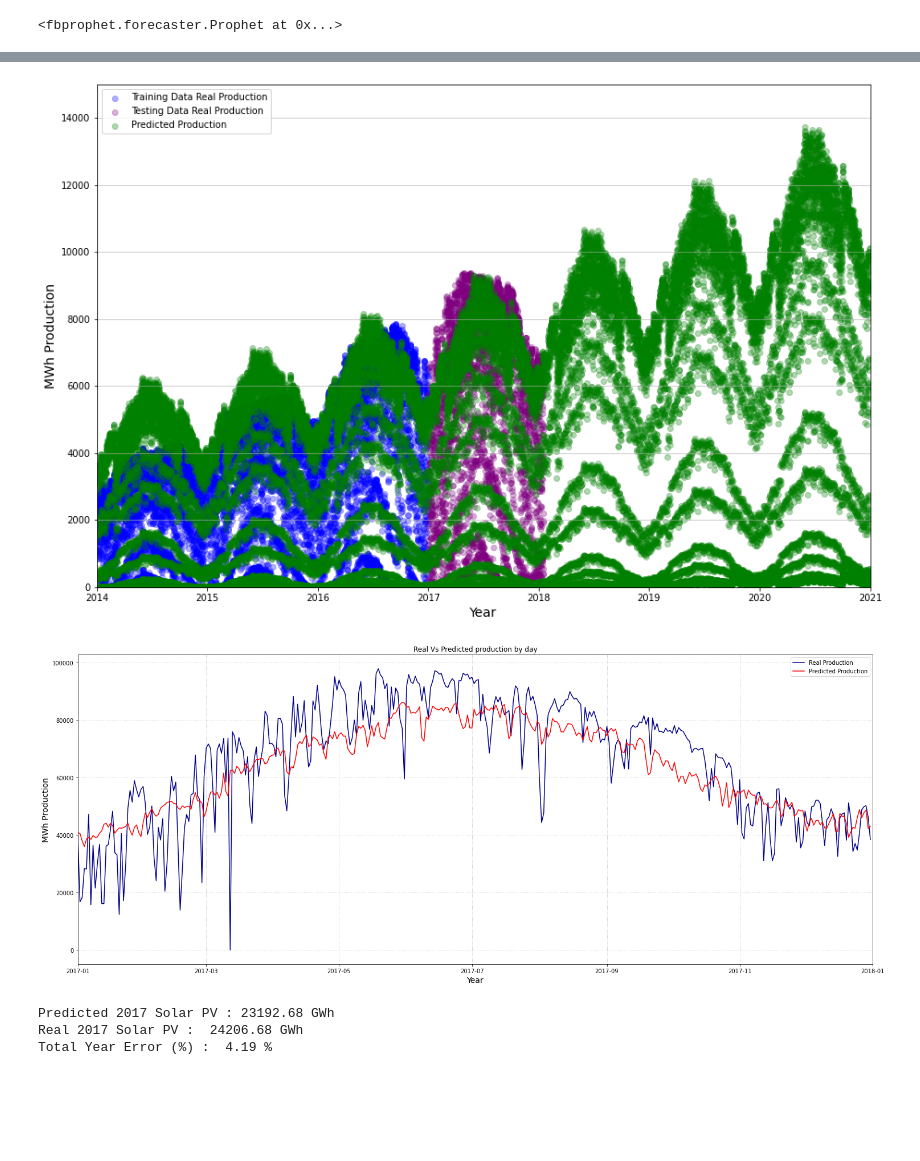
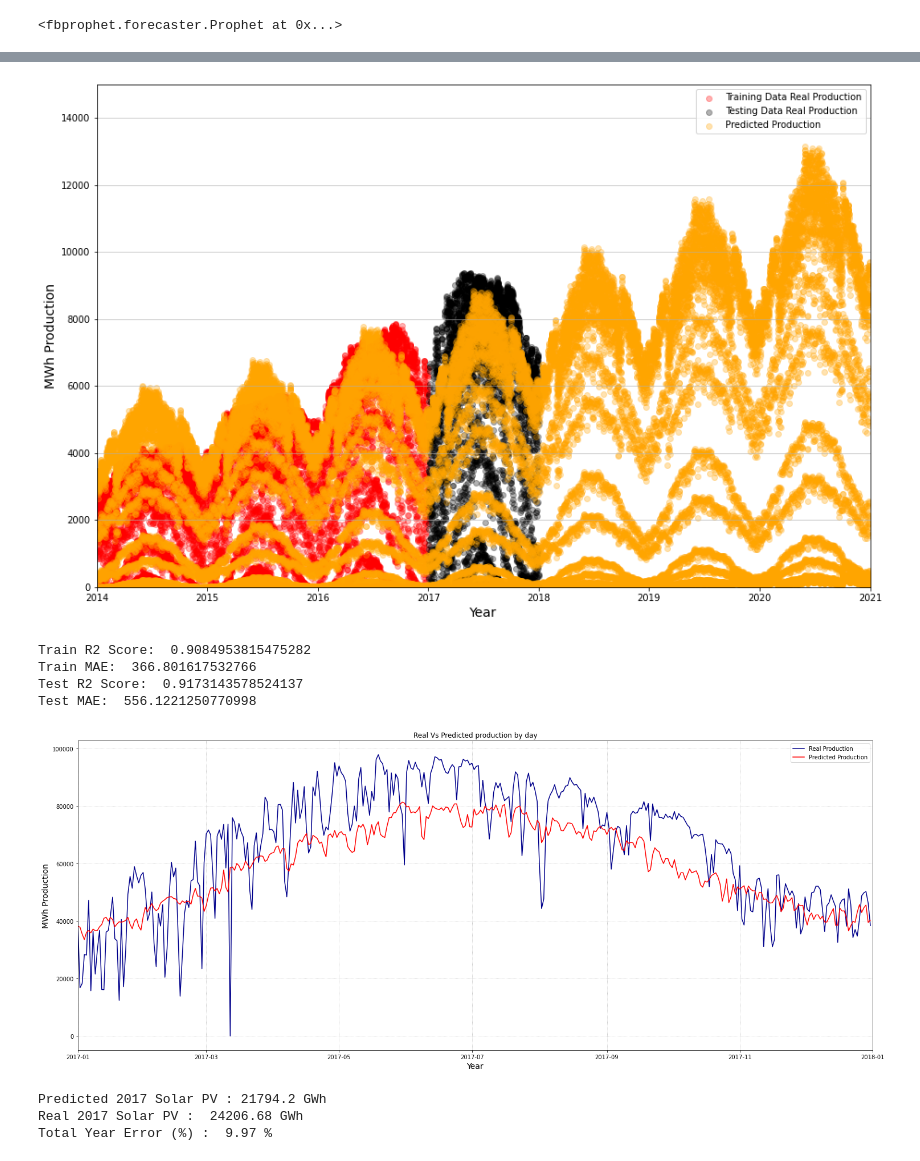
Before and after one commit to ThiagoSViana/Renewable_Energy_forecast, a Jupyter notebook: Prophet_PV.ipynb, the cells around one changed output, grey strips where cells are left out. Drawn from its saved outputs; the diff is of its cells as text; code cells hidden in the pictures; blank space fills up the shorter version.

```diff
--- a/Prophet_PV.ipynb
+++ b/Prophet_PV.ipynb
@@ -232,33 +232,29 @@ model.plot_components(forecast)
 # %%
-train.y = train.y**3
-test.y = test.y**3
-forecast.yhat = forecast.yhat**3
+train.y = train.y#**3
+test.y = test.y#**3
+forecast.yhat = forecast.yhat#**3
 
 plt.figure(figsize=(15,10))
 
-plt.scatter(train['ds'],train['y'], color='b',alpha=.3,label='Training Data Real Production')
-plt.scatter(test['ds'],test['y'],color='purple',alpha=.3,label='Testing Data Real Production')
-plt.scatter(forecast['ds'],forecast['yhat'],color='green',alpha=.3,label='Predicted Production')
+plt.scatter(train['ds'],train['y'], color='red',alpha=.3,label='Training Data Real Production')
+plt.scatter(test['ds'],test['y'],color='black',alpha=.3,label='Testing Data Real Production')
+plt.scatter(forecast['ds'],forecast['yhat'],color='orange',alpha=.3,label='Predicted Production')
 
 plt.xlim(pd.to_datetime('2014-01-01'),pd.to_datetime('2021-01-01'))
 plt.ylabel('MWh Production', fontsize=14)
 plt.xlabel('Year', fontsize=14)
 plt.legend()
 plt.grid(axis='y',alpha=.7)
 plt.ylim(bottom=0,top =15000)
 
 plt.show()
 # %% [output]
-[figure, old version]
+[figure, new version]
 # %%
 from sklearn.metrics import r2_score, mean_absolute_error
 
 forecastTrain = forecast.loc[forecast.ds.dt.year < 2017,:]
 forecastTest = forecast.loc[forecast.ds.dt.year == 2017,:]
-
-#df_teste = df[(df['TIMESTAMP'] >= '2016-06-30') & (df['TIMESTAMP'] <= '2018-01-16')]
-#df_treino = df[df['TIMESTAMP'] < '2016-06-30']
-
 
 forecastTest.set_index(pd.DatetimeIndex(forecastTest.ds), inplace=True)
 test = test.loc[test.ds.dt.year == 2017,:]
@@ -267,6 +263,18 @@ test.set_index(pd.DatetimeIndex(test.ds), inplace=True)
 testDf = forecastTest.merge(test, how='outer', right_index=True, left_index=True)
 testDf.y = testDf.y.fillna(0)
 testDf.yhat = testDf.yhat.fillna(0)
+
+print("Train R2 Score: ", r2_score(train.y, forecastTrain.yhat))
+print("Train MAE: ", mean_absolute_error(train.y, forecastTrain.yhat))
+
+
+print("Test R2 Score: ", r2_score(testDf.y, testDf.yhat))
+print("Test MAE: ", mean_absolute_error(testDf.y, testDf.yhat))
+# %% [output]
+Train R2 Score:  0.9084953815475282
+Train MAE:  366.801617532766
+Test R2 Score:  0.9173143578524137
+Test MAE:  556.1221250770998
 # %%
 # group the data for better accuracy of this version
 plot = testDf[['y','yhat']]
@@ -291,7 +299,7 @@ print("Predicted 2017 Solar PV :", round(plot.yhat.sum() / 1000,2), "GWh")
 print("Real 2017 Solar PV : ", round(plot.y.sum() / 1000,2), "GWh")
 print("Total Year Error (%) : ", round(((np.abs(plot.yhat.sum() - plot.y.sum()))/ plot.y.sum()) * 100,2), "%")
 # %% [output]
-[figure, old version]
+[figure, new version]
-Predicted 2017 Solar PV : 23192.68 GWh
+Predicted 2017 Solar PV : 21794.2 GWh
 Real 2017 Solar PV :  24206.68 GWh
-Total Year Error (%) :  4.19 %
+Total Year Error (%) :  9.97 %
```
Also changed, not shown: parts of 3 cells of this notebook.
